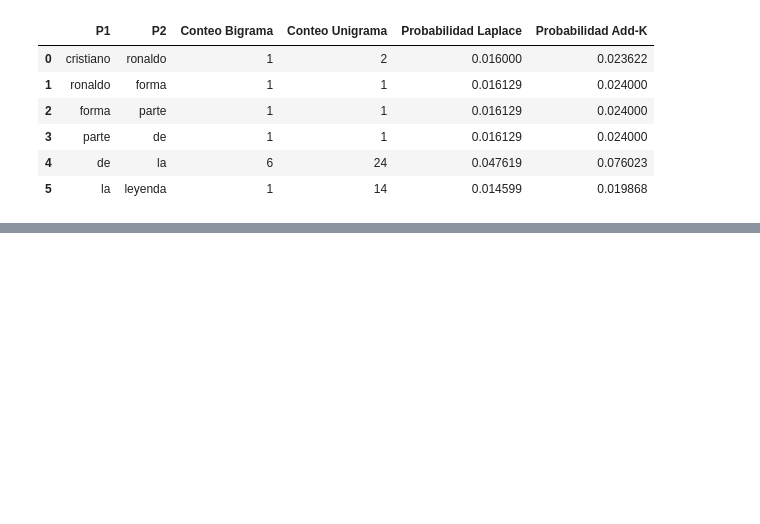
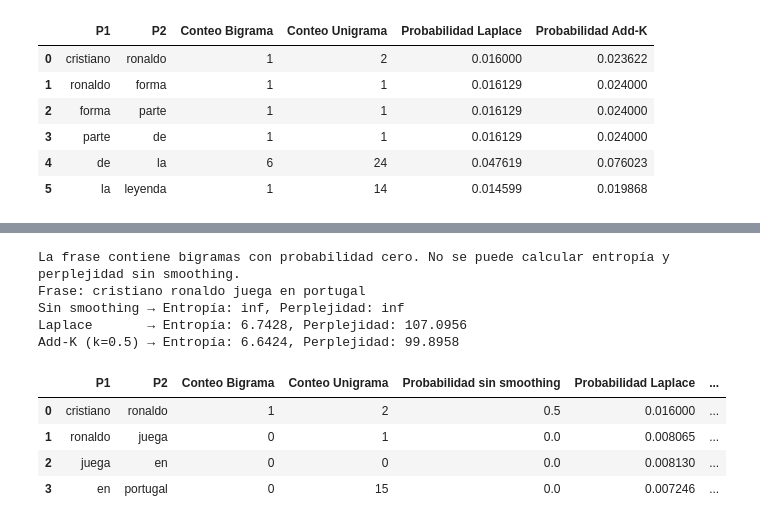
Before and after one commit to JPOrellana/LAB4_NLP, a Jupyter notebook: n-gramas.ipynb, the cells around one changed output, grey strips where cells are left out. Drawn from its saved outputs; the diff is of its cells as text; code cells hidden in the pictures; blank space fills up the shorter version.

```diff
--- a/n-gramas.ipynb
+++ b/n-gramas.ipynb
@@ -253,0 +294,48 @@ display(df)
+# %%
+# Frase nueva para el ejercicio
+frase_nueva = "cristiano ronaldo juega en portugal"
+tokens_nueva = frase_nueva.lower().split()
+bigrams_nueva = list(zip(tokens_nueva[:-1], tokens_nueva[1:]))
+
+# Cálculo de probabilidades
+prob_laplace_nueva = [laplace_probability(w1, w2) for w1, w2 in bigrams_nueva]
+prob_addk_nueva = [add_k_probability(w1, w2, k=0.5) for w1, w2 in bigrams_nueva]
+prob_nosmoothing = [bigram_counts.get((w1, w2), 0) / unigram_counts.get(w1, 1) for w1, w2 in bigrams_nueva]
+
+if any(p == 0 for p in prob_nosmoothing):
+    print("La frase contiene bigramas con probabilidad cero. No se puede calcular entropía y perplejidad sin smoothing.")
+    ent_no = float('inf')
+    per_no = float('inf')
+else:
+    ent_no = calcular_entropia(prob_nosmoothing)
+    per_no = calcular_perplejidad(ent_no)
+
+ent_lap = calcular_entropia(prob_laplace_nueva)
+ent_addk = calcular_entropia(prob_addk_nueva)
+
+# Mostrar resultados de entropía y perplejidad
+print("Frase:", frase_nueva)
+print(f"Sin smoothing → Entropía: {round(ent_no, 4)}, Perplejidad: {round(calcular_perplejidad(ent_no), 4)}")
+print(f"Laplace       → Entropía: {round(ent_lap, 4)}, Perplejidad: {round(calcular_perplejidad(ent_lap), 4)}")
+print(f"Add-K (k=0.5) → Entropía: {round(ent_addk, 4)}, Perplejidad: {round(calcular_perplejidad(ent_addk), 4)}")
+
+# Mostrar en tabla
+df_ejercicio = pd.DataFrame(bigrams_nueva, columns=["P1", "P2"])
+df_ejercicio["Conteo Bigrama"] = df_ejercicio.apply(lambda row: bigram_counts.get((row["P1"], row["P2"]), 0), axis=1)
+df_ejercicio["Conteo Unigrama"] = df_ejercicio["P1"].apply(lambda w: unigram_counts.get(w, 0))
+df_ejercicio["Probabilidad sin smoothing"] = prob_nosmoothing
+df_ejercicio["Probabilidad Laplace"] = [round(p, 6) for p in prob_laplace_nueva]
+df_ejercicio["Probabilidad Add-K"] = [round(p, 6) for p in prob_addk_nueva]
+
+display(df_ejercicio)
+# %% [output]
+La frase contiene bigramas con probabilidad cero. No se puede calcular entropía y perplejidad sin smoothing.
+Frase: cristiano ronaldo juega en portugal
+Sin smoothing → Entropía: inf, Perplejidad: inf
+Laplace       → Entropía: 6.7428, Perplejidad: 107.0956
+Add-K (k=0.5) → Entropía: 6.6424, Perplejidad: 99.8958
+|  | P1 | P2 | Conteo Bigrama | Conteo Unigrama | Probabilidad sin smoothing | Probabilidad Laplace | ... |
+| 0 | cristiano | ronaldo | 1 | 2 | 0.5 | 0.016000 | ... |
+| 1 | ronaldo | juega | 0 | 1 | 0.0 | 0.008065 | ... |
+| 2 | juega | en | 0 | 0 | 0.0 | 0.008130 | ... |
+| 3 | en | portugal | 0 | 15 | 0.0 | 0.007246 | ... |
```
Also changed, not shown: parts of 5 cells of this notebook.
